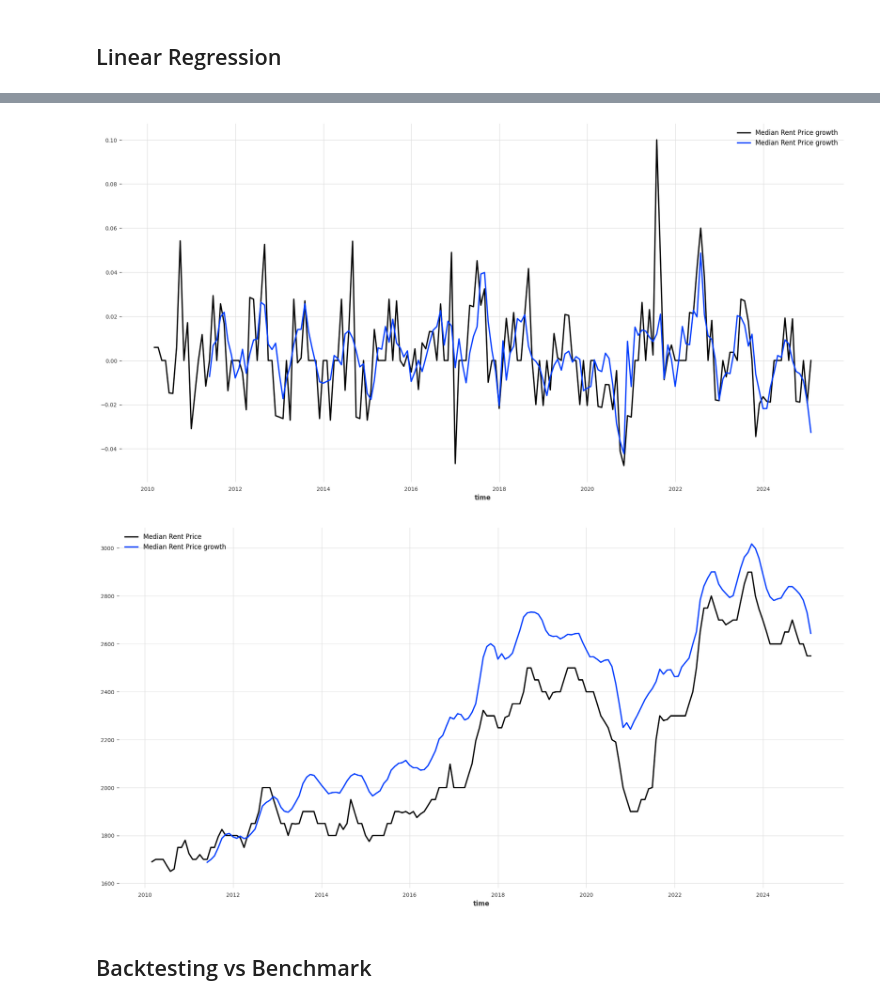
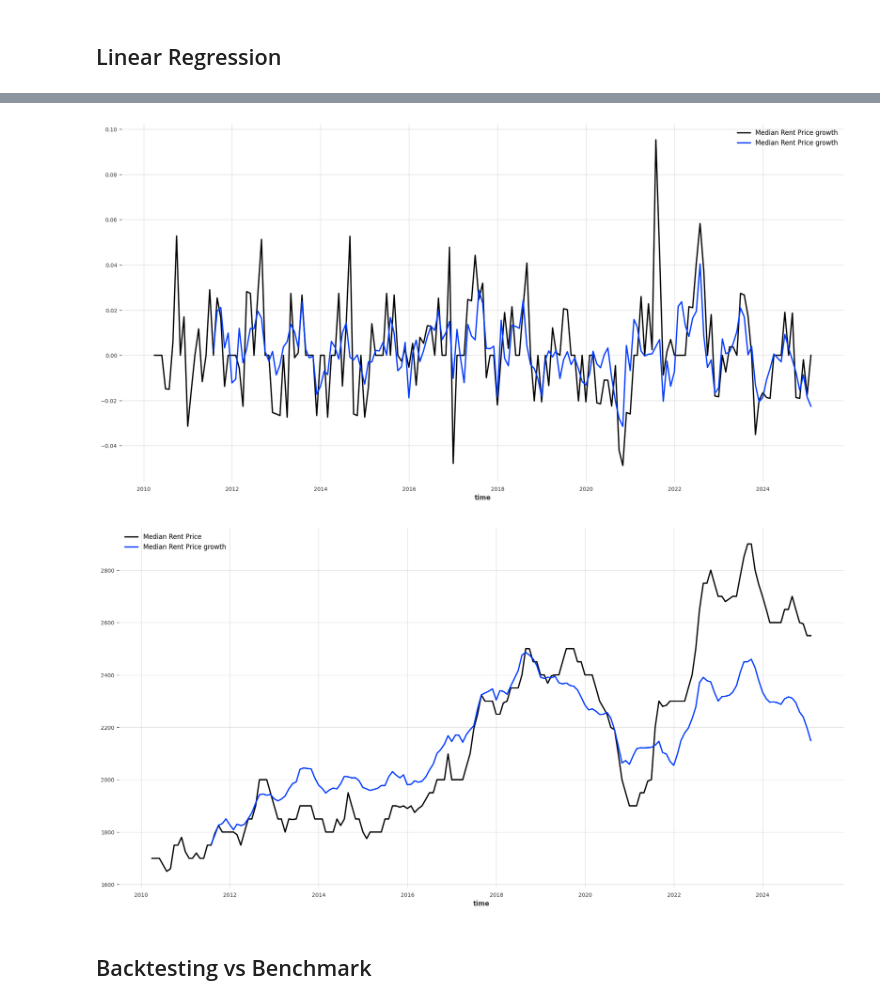
Before and after one commit to PakAndrey/Canada-RE-forecasting, a Jupyter notebook: Toronto_rent_forecasting.ipynb, the cells around one changed output, grey strips where cells are left out. Saved outputs shown, nothing was run; the diff lists cells and outputs as text; code cells hidden in the pictures.

```diff
--- a/Toronto_rent_forecasting.ipynb
+++ b/Toronto_rent_forecasting.ipynb
@@ -210,15 +235,20 @@ def eval_results(y, f, model, metrics, inverse_transform = False, last_points_on
 # %%
-test_split_time = pd.Timestamp("20220925")
-features = ["Unemployment rate diff", "NHPI growth", "LNLR", ]
+test_split_time = pd.Timestamp("20200925")
+features = [
+    "Unemployment rate diff",
+    "NHPI growth",
+    "LNLR",
+]
 
 y = TimeSeries.from_dataframe(df_cov, value_cols=target)
 y_train, y_test = y.split_before(test_split_time)
 
 y1 = TimeSeries.from_dataframe(df_cov, value_cols="Median Rent Price")
 
-cov = TimeSeries.from_dataframe(df_cov, value_cols = features)
+cov = TimeSeries.from_dataframe(df_cov, value_cols=features)
 plot_acf(y)
 plot_pacf(y)
+plot_hist(y, bins=20)
 # %% [output]
 [figure]
 [figure]
@@ -226,23 +257,46 @@ plot_pacf(y)
 ## Linear Regression
 # %%
 LR = LinearRegressionModel(
-    lags=12, #[-1,-12],
-    lags_future_covariates={"Unemployment rate diff": [-5],  "NHPI growth": [-3,-15], "LNLR": [-3],  },  #Unemployment rate diff
-    output_chunk_length=1,)
+    lags=[-1, -4, -11, -12, -16],  # [-1,-12],
+    lags_future_covariates={
+        "Unemployment rate diff": [-5],
+        "NHPI growth": [-3, -15],
+        "LNLR": [-3],
+    },  # Unemployment rate diff
+    output_chunk_length=1,
+    # likelihood='quantile',
+    # quantile=0.5,
+    # alpha=0
+)
 LR.fit(y_train, future_covariates=cov)
 
 f = LR.historical_forecasts(
-        y,
-        future_covariates=cov,
-        start=None,
-        forecast_horizon=1,
-        stride=1,
-        last_points_only = True,
-        retrain=False,
-        overlap_end = False,
-        verbose=False,
-    )
+    y,
+    future_covariates=cov,
+    start=None,
+    forecast_horizon=1,
+    stride=1,
+    last_points_only=True,
+    retrain=False,
+    overlap_end=False,
+    verbose=False,
+)
 
-eval_results(y, f, LR, [rmse, mase, r2_score], last_points_only=True, title='Train up to '+str(test_split_time))
-eval_results(y1, f, LR, [rmse, mase, mape, r2_score], inverse_transform=True, last_points_only=True,  title='Train up to '+str(test_split_time))
+eval_results(
+    y,
+    f,
+    LR,
+    [rmse, mase, r2_score],
+    last_points_only=True,
+    title="Train up to " + str(test_split_time),
+)
+eval_results(
+    y1,
+    f,
+    LR,
+    [rmse, mase, mape, r2_score],
+    inverse_transform=True,
+    last_points_only=True,
+    title="Train up to " + str(test_split_time),
+)
 # %% [output]
@@ -258,4 +312,4 @@ r2_score: 0.6299
-[figure, old version]
+[figure, new version]
-[figure, old version]
+[figure, new version]
 # %% [markdown]
 ## Backtesting vs Benchmark
```
Also changed, not shown: parts of 17 cells of this notebook, 19 other files.
